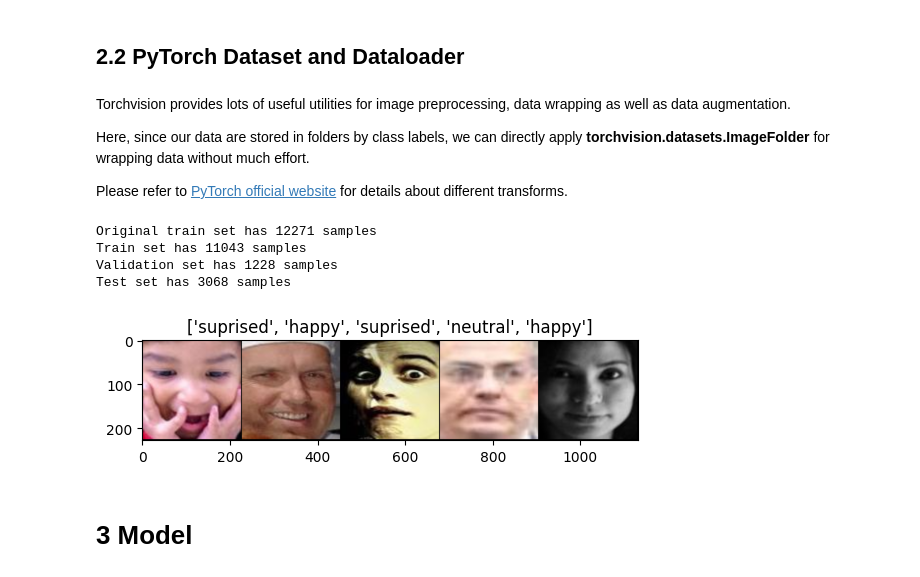
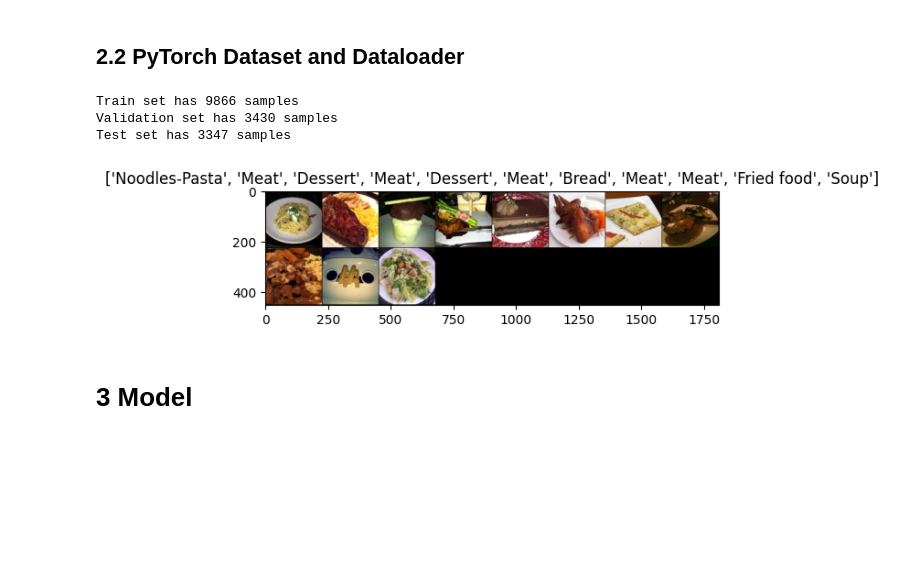
Before and after one commit to IjeomaM/dotnet-project, a Jupyter notebook: Copy_of_Lab_04_Convolutional_Neural_Network_Application_Solution.ipynb, the cells around one changed output. Saved outputs shown, nothing was run; the diff lists cells and outputs as text; code cells hidden in the pictures; blank space fills up the shorter version.

```diff
--- a/Copy_of_Lab_04_Convolutional_Neural_Network_Application_Solution.ipynb
+++ b/Copy_of_Lab_04_Convolutional_Neural_Network_Application_Solution.ipynb
@@ -60,11 +47,5 @@ Downloading raf-db-dataset.zip to ./raf-db-dataset
 # %% [markdown]
 ## 2.2 PyTorch Dataset and Dataloader
-# %% [markdown]
-Torchvision provides lots of useful utilities for image preprocessing, data wrapping as well as data augmentation.
-
-Here, since our data are stored in folders by class labels, we can directly apply **torchvision.datasets.ImageFolder** for wrapping data without much effort.
-
-Please refer to [PyTorch official website](https://pytorch.org/vision/stable/transforms.html) for details about different transforms.
 # %%
 # It is important to do data augmentation in training.
 # However, not every augmentation is useful.
@@ -83,31 +64,22 @@ test_transform = transforms.Compose([
     transforms.Resize((224, 224)),
     transforms.ToTensor(),
 ])
-# %%
-# Construct datasets.
-train_dataset = datasets.ImageFolder("raf-db-dataset/DATASET/train", transform=train_transform)
-test_dataset = datasets.ImageFolder("raf-db-dataset/DATASET/test", transform=test_transform)
-
-# Define the desired ratio for train and evaluation data (e.g., 90% train, 10% evaluation)
-train_ratio = 0.9
-val_ratio = 1 - train_ratio
-
-# Calculate the sizes of train and evaluation datasets based on the ratios
-train_size = int(train_ratio * len(train_dataset))
-val_size = len(train_dataset) - train_size
-
-# Split the train dataset into train and evaluation subsets
-train_subset, val_subset = random_split(train_dataset, [train_size, val_size])
-
-print(f'Original train set has {len(train_dataset)} samples')
-print(f'Train set has {len(train_subset)} samples')
-print(f'Validation set has {len(val_subset)} samples')
-print(f'Test set has {len(test_dataset)} samples')
-# %% [output]
-Original train set has 12271 samples
-Train set has 11043 samples
-Validation set has 1228 samples
-Test set has 3068 samples
+# %%
+# Construct datasets.
+train_dataset = datasets.ImageFolder("/content/food11-image-dataset/training", transform=train_transform)
+validation_dataset = datasets.ImageFolder("/content/food11-image-dataset/validation", transform=train_transform)
+test_dataset = datasets.ImageFolder("/content/food11-image-dataset/evaluation", transform=test_transform)
+
+
+
+
+print(f'Train set has {len(train_dataset)} samples')
+print(f'Validation set has {len(validation_dataset)} samples')
+print(f'Test set has {len(test_dataset)} samples')
+# %% [output]
+Train set has 9866 samples
+Validation set has 3430 samples
+Test set has 3347 samples
 # %%
 # Batch size for training, validation, and testing.
 # A greater batch size usually gives a more stable gradient.
@@ -121,25 +93,25 @@ test_loader = DataLoader(test_dataset, batch_size=batch_size, shuffle=False)
 # %%
 # show some samples
 def imshow(inp, title=None):
     """Display image for Tensor."""
     inp = inp.numpy().transpose((1, 2, 0))
     plt.imshow(inp)
     if title is not None:
         plt.title(title)
     plt.pause(0.001)  # pause a bit so that plots are updated
 
 
 # Get a batch of training data
-train_loader_for_vis = DataLoader(train_subset, batch_size=5, shuffle=True, num_workers=0)
+train_loader_for_vis = DataLoader(train_dataset, batch_size=11, shuffle=True, num_workers=0)
 inputs, classes = next(iter(train_loader_for_vis))
 
 # Make a grid from batch
 out = torchvision.utils.make_grid(inputs)
 
-class_names = ['suprised', 'fearful', 'disgusted', 'happy', 'sad', 'angry', 'neutral']
+class_names = ['Bread', 'Dairy products', 'Dessert', 'Egg', 'Fried food', 'Meat', 'Noodles-Pasta', 'Rice', 'Seafood', 'Seafood', 'Soup', 'Vegetable-Fruit']
 
 imshow(out, title=[class_names[x] for x in classes])
 # %% [output]
-[figure, old version]
+[figure, new version]
 # %% [markdown]
 # 3 Model
```
Also changed, not shown: parts of 16 cells of this notebook.
